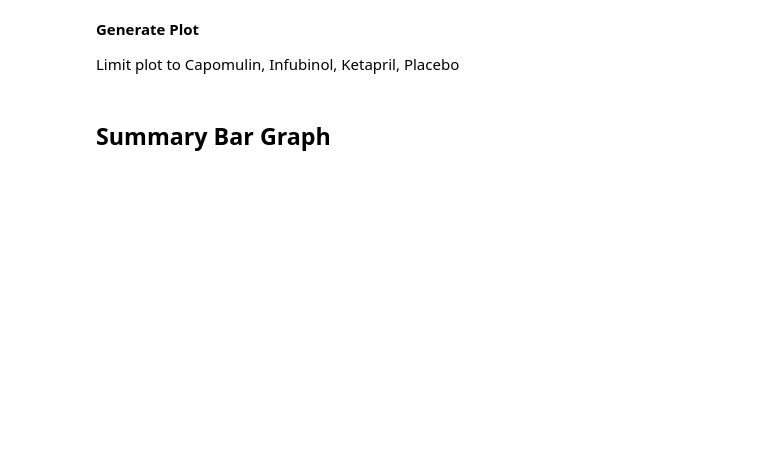
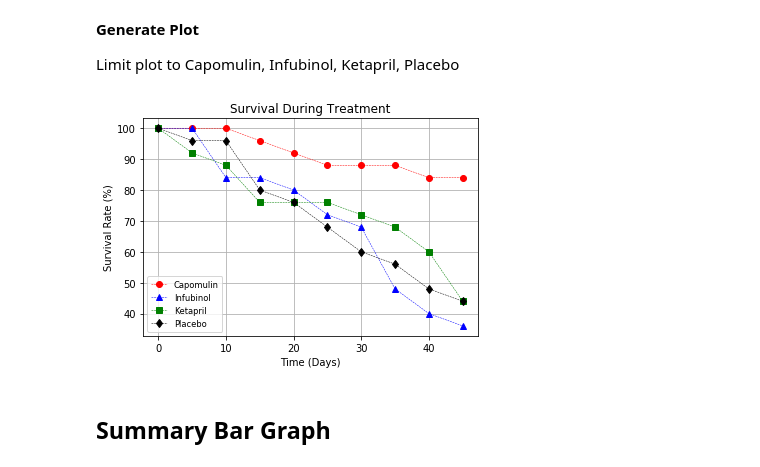
Before and after one commit to lorijta92/Matplotlib-Pharmaceuticals, a Jupyter notebook: pymaceuticals.ipynb, the cells around one changed output. Cells and saved outputs as stored; diff of their text form; code cells hidden in the pictures; blank space fills up the shorter version.

```diff
--- a/pymaceuticals.ipynb
+++ b/pymaceuticals.ipynb
@@ -263,30 +263,32 @@ Limit plot to Capomulin, Infubinol, Ketapril, Placebo
 # %%
 # Set x-values equal to timepoints
 timepoints = mouse_ct_df.index
 
 # Set y-values equal to percentage survival rate for each drug
 c_survival_rate = mouse_ct_df["Capomulin"]/mouse_ct_df["Capomulin"][0] * 100
 i_survival_rate = mouse_ct_df["Infubinol"]/mouse_ct_df["Infubinol"][0] * 100
 k_survival_rate = mouse_ct_df["Ketapril"]/mouse_ct_df["Ketapril"][0] * 100
 p_survival_rate = mouse_ct_df["Placebo"]/mouse_ct_df["Placebo"][0] * 100
 
 # Plot
 plt.plot(timepoints, c_survival_rate, '--o', c='r', label='Capomulin', linewidth=0.5)
 plt.plot(timepoints, i_survival_rate, '--^', c='b', label='Infubinol', linewidth=0.5)
 plt.plot(timepoints, k_survival_rate, '--s', c='g', label='Ketapril', linewidth=0.5)
 plt.plot(timepoints, p_survival_rate, '--d', c='k', label='Placebo', linewidth=0.5)
 
 plt.title('Survival During Treatment')
 plt.xlabel('Time (Days)')
 plt.ylabel('Survival Rate (%)')
-plt.legend()
+plt.legend(loc="best", fontsize="small")
 plt.grid()
 
 # Save Figure
+plt.savefig("Resources/Images/survival_rates.png")
 
-
-#
+# Show Figure
 plt.show()
+# %% [output]
+[figure, added]
 # %% [markdown]
 ## Summary Bar Graph
 # %%
```
Also changed, not shown: parts of 4 cells of this notebook, 1 other file.
